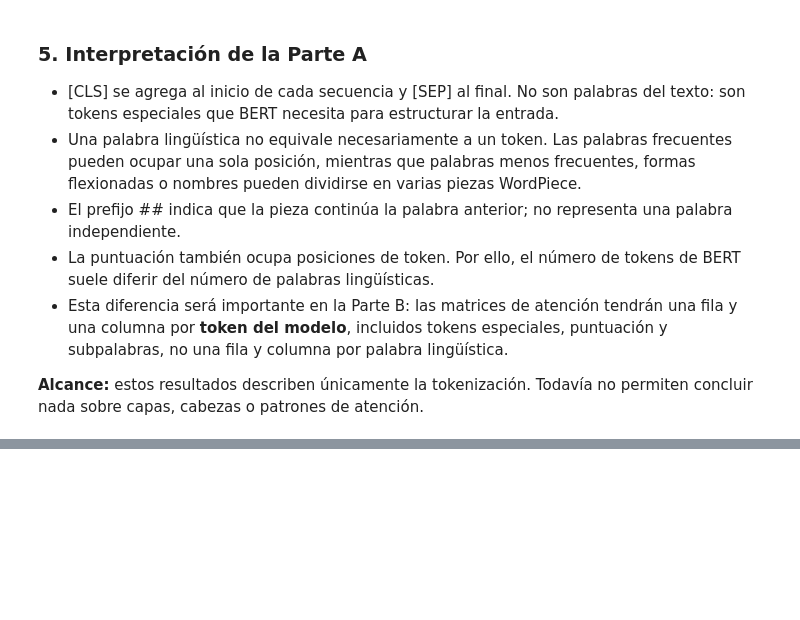
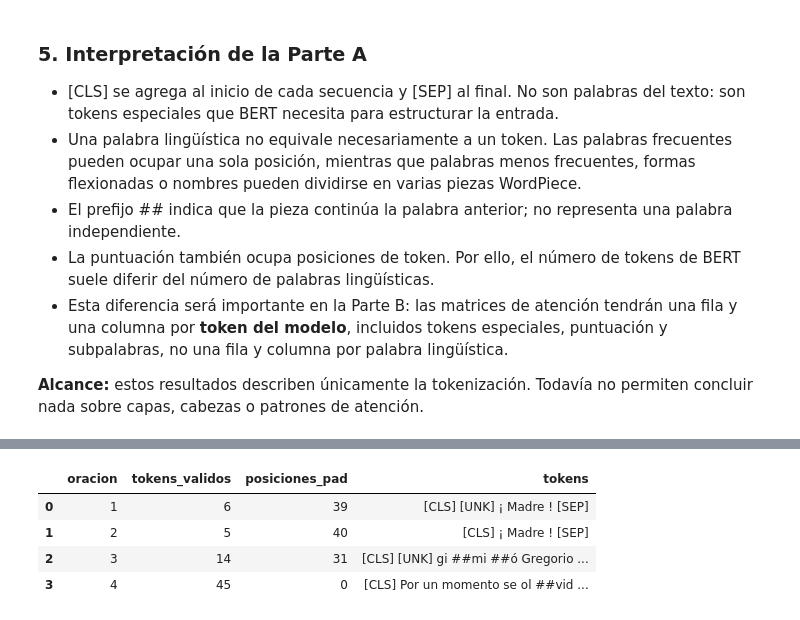
Before and after one commit to nel-eleven11/Lab_3_NLP, a Jupyter notebook: Laboratorio 3.ipynb, the cells around one changed output, grey strips where cells are left out. Cells and saved outputs as stored; diff of their text form; code cells hidden in the pictures; blank space fills up the shorter version.

```diff
--- a/Laboratorio 3.ipynb
+++ b/Laboratorio 3.ipynb
@@ -210,0 +218,26 @@ Casos distintos de palabras divididas: 228
+# %%
+import math
+
+import torch
+from transformers import AutoModel
+from transformers.utils import logging as transformers_logging
+
+transformers_logging.set_verbosity_error()
+
+DISPOSITIVO = torch.device("cuda" if torch.cuda.is_available() else "cpu")
+modelo = AutoModel.from_pretrained(
+    NOMBRE_MODELO,
+    output_attentions=True,
+    attn_implementation="eager",
+    local_files_only=True,
+)
+modelo.to(DISPOSITIVO)
+modelo.eval()
+
+print(f"PyTorch: {torch.__version__}")
+print(f"Dispositivo: {DISPOSITIVO}")
+print(f"Modelo: {type(modelo).__name__}")
+print(f"Capas del encoder: {modelo.config.num_hidden_layers}")
+print(f"Cabezas por capa: {modelo.config.num_attention_heads}")
+print(f"Dimensión oculta: {modelo.config.hidden_size}")
+print(f"Atenciones activadas: {modelo.config.output_attentions}")
@@ -210,0 +376,20 @@ Casos distintos de palabras divididas: 228
+# %%
+filas_ejemplo = []
+for indice_lote in range(entradas_ejemplo["input_ids"].shape[0]):
+    ids = entradas_ejemplo["input_ids"][indice_lote]
+    longitud_valida = int(entradas_ejemplo["attention_mask"][indice_lote].sum())
+    tokens_validos = tokenizer.convert_ids_to_tokens(ids[:longitud_valida].tolist())
+    filas_ejemplo.append({
+        "oracion": indice_lote + 1,
+        "tokens_validos": longitud_valida,
+        "posiciones_pad": int(ids.shape[0] - longitud_valida),
+        "tokens": " ".join(tokens_validos),
+    })
+
+display(pd.DataFrame(filas_ejemplo))
+# %% [output]
+|  | oracion | tokens_validos | posiciones_pad | tokens |
+| 0 | 1 | 6 | 39 | [CLS] [UNK] ¡ Madre ! [SEP] |
+| 1 | 2 | 5 | 40 | [CLS] ¡ Madre ! [SEP] |
+| 2 | 3 | 14 | 31 | [CLS] [UNK] gi ##mi ##ó Gregorio ... |
+| 3 | 4 | 45 | 0 | [CLS] Por un momento se ol ##vid ... |
```
Also changed, not shown: parts of 9 cells of this notebook.
